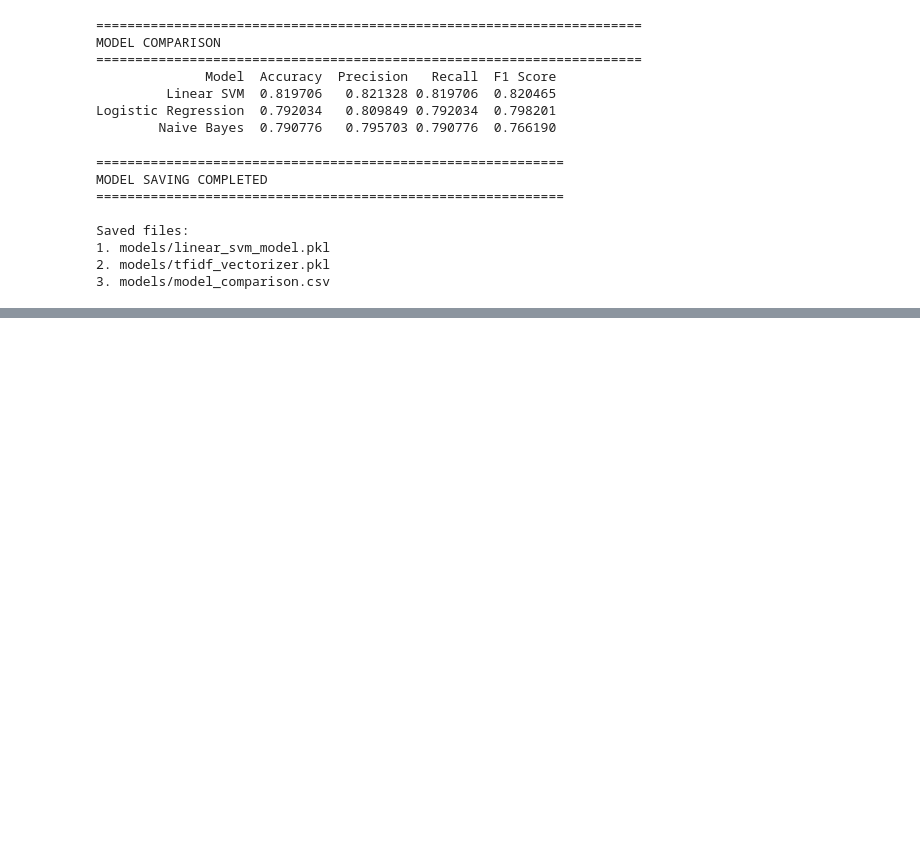
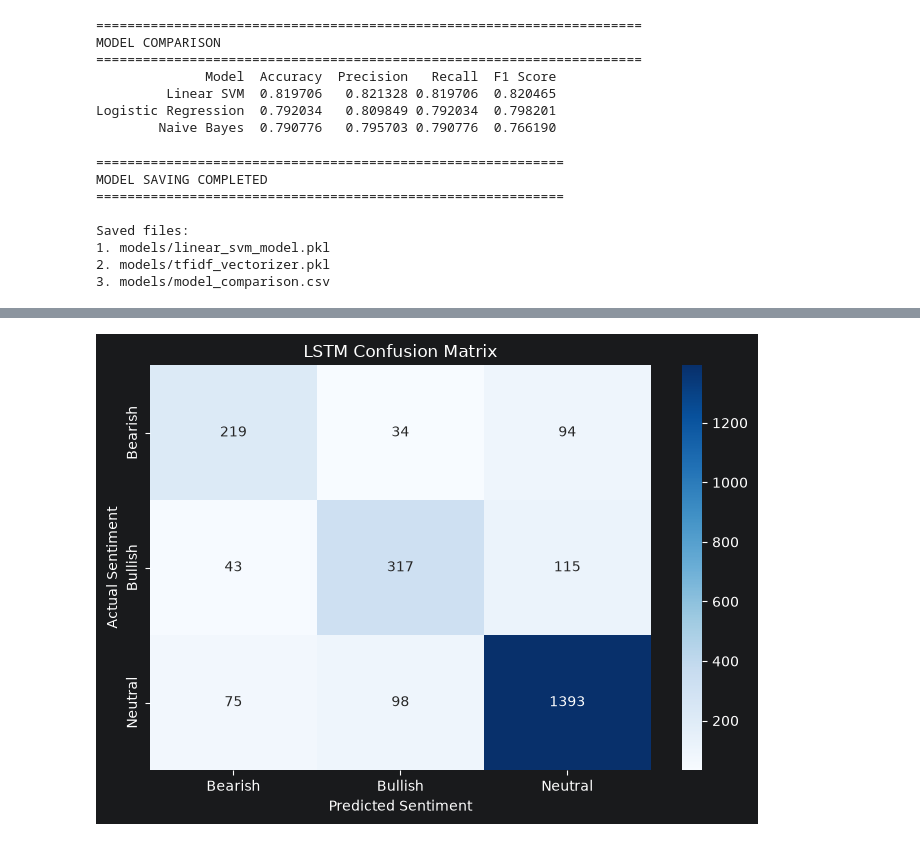
Before and after one commit to saritharani-hub/financial-news-sentiment-analysis, a Jupyter notebook: notebook.ipynb, the cells around one changed output, grey strips where cells are left out. Drawn from its saved outputs; the diff is of its cells as text; code cells hidden in the pictures; blank space fills up the shorter version.

```diff
--- a/notebook.ipynb
+++ b/notebook.ipynb
@@ -664,0 +1573,46 @@ Saved files:
+# %%
+# LSTM confusion matrix
+
+lstm_cm = confusion_matrix(
+    y_valid,
+    lstm_pred
+)
+
+plt.figure(
+    figsize=(7, 5)
+)
+
+sns.heatmap(
+    lstm_cm,
+    annot=True,
+    fmt="d",
+    cmap="Blues",
+    xticklabels=[
+        "Bearish",
+        "Bullish",
+        "Neutral"
+    ],
+    yticklabels=[
+        "Bearish",
+        "Bullish",
+        "Neutral"
+    ]
+)
+
+plt.xlabel(
+    "Predicted Sentiment"
+)
+
+plt.ylabel(
+    "Actual Sentiment"
+)
+
+plt.title(
+    "LSTM Confusion Matrix"
+)
+
+plt.tight_layout()
+
+plt.show()
+# %% [output]
+[figure, added]
```
Also changed, not shown: parts of 28 cells of this notebook, 18 other files.
